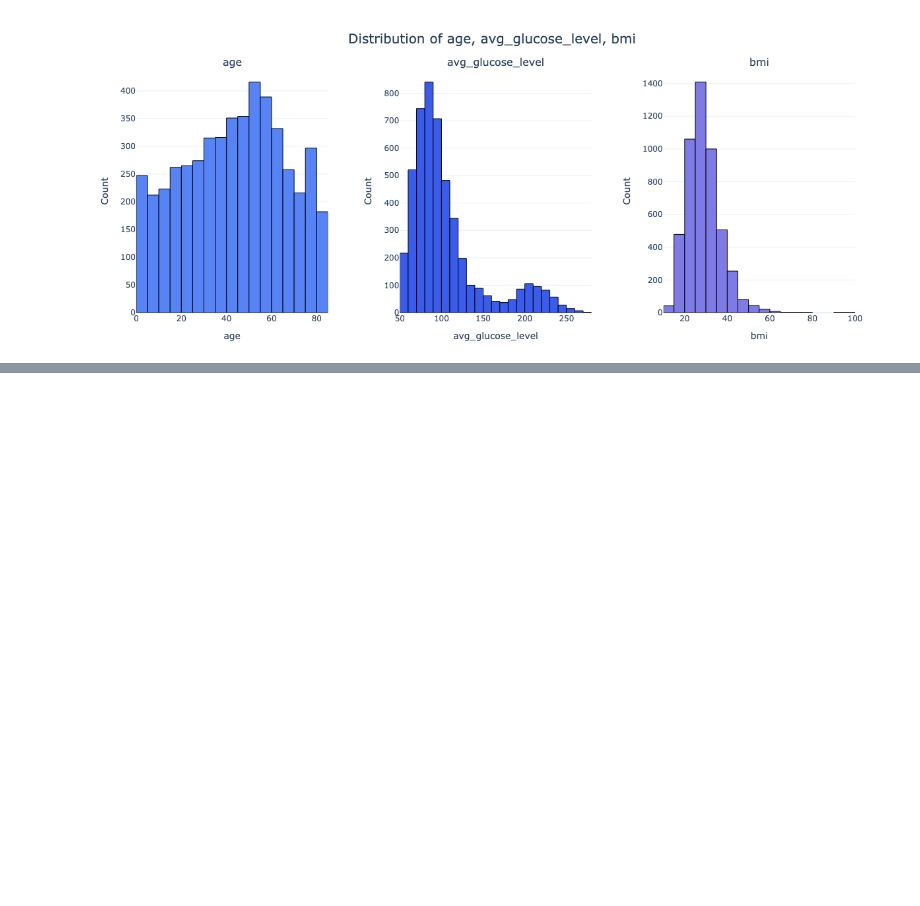
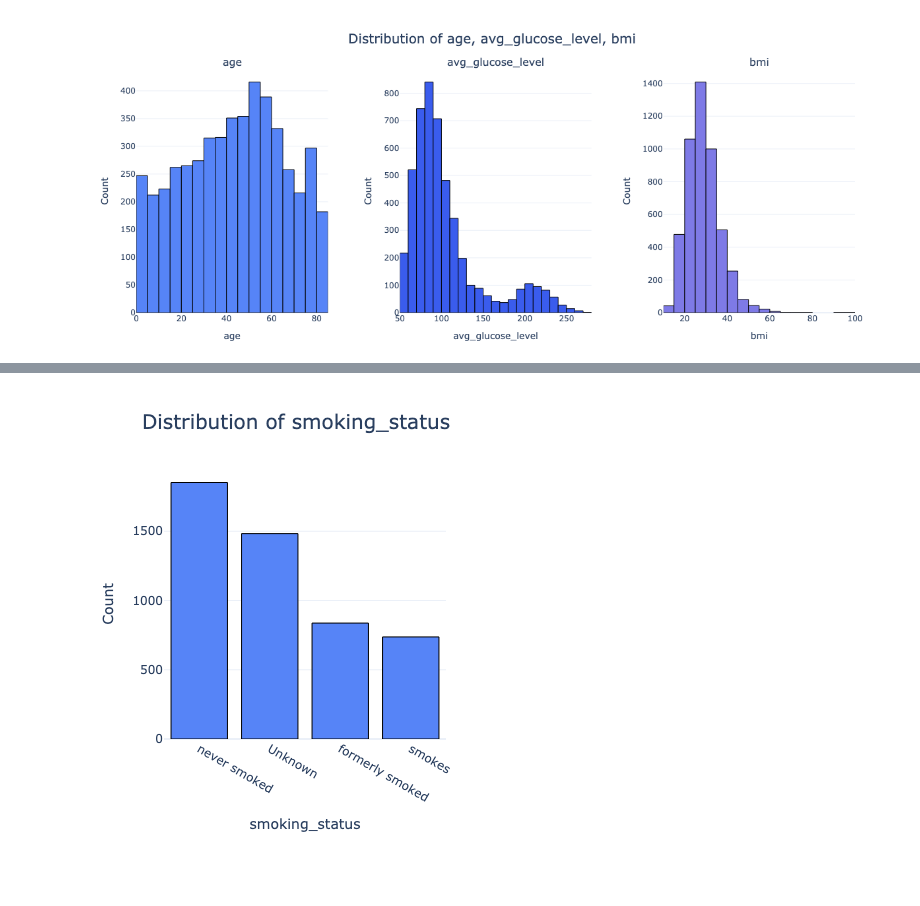
Before and after one commit to vytautas-bunevicius/stroke-risk-predictor, a Jupyter notebook: stroke_risk_analysis.ipynb, the cells around one changed output, grey strips where cells are left out. Cells and saved outputs as stored; diff of their text form; code cells hidden in the pictures; blank space fills up the shorter version.

```diff
--- a/stroke_risk_analysis.ipynb
+++ b/stroke_risk_analysis.ipynb
@@ -142,0 +163,4 @@ Next up, we can move on to the categorical features.
+# %%
+Image(filename="images/categorical_distributions_set3_chunk_1.png")
+# %% [output]
+[figure, added]
```
Also changed, not shown: parts of 11 cells of this notebook, 7 other files.
